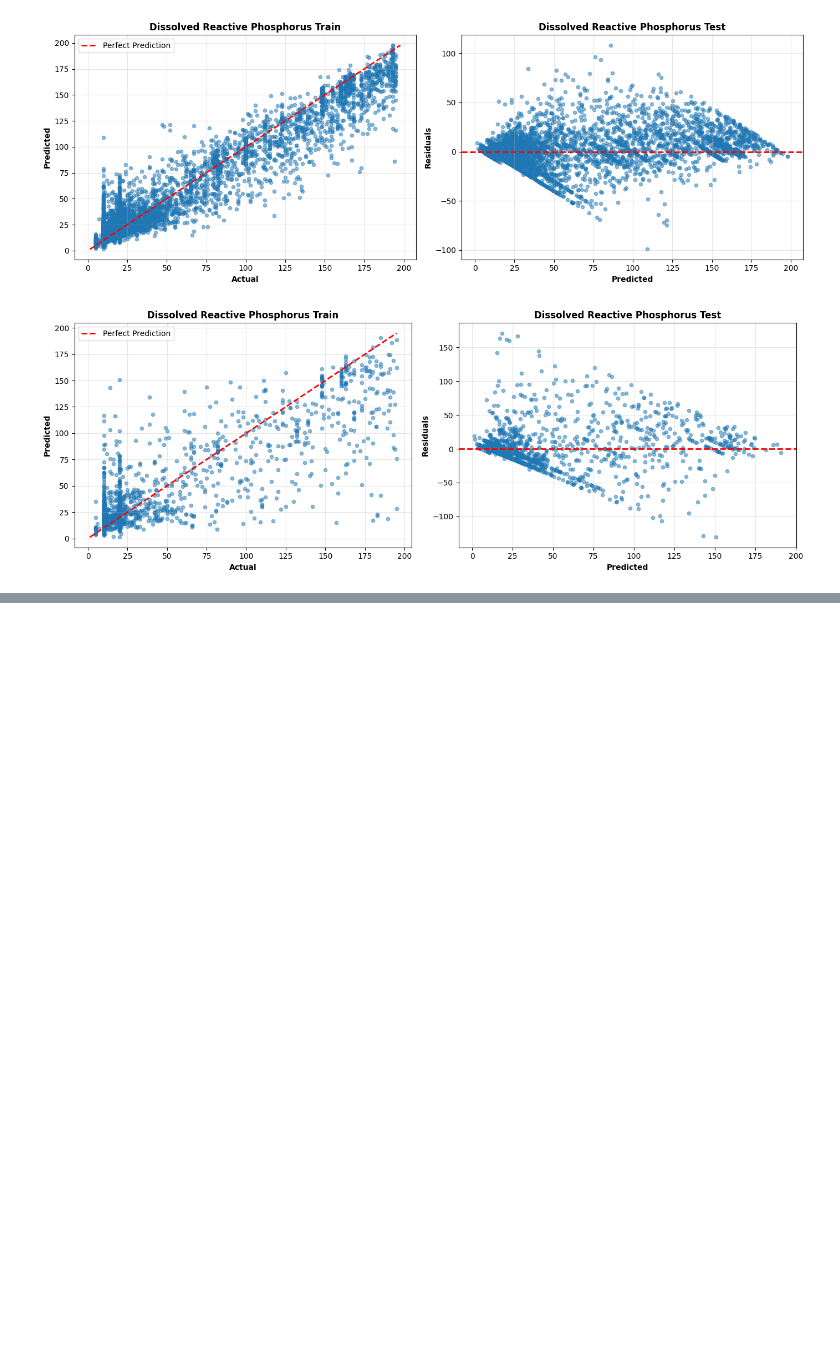
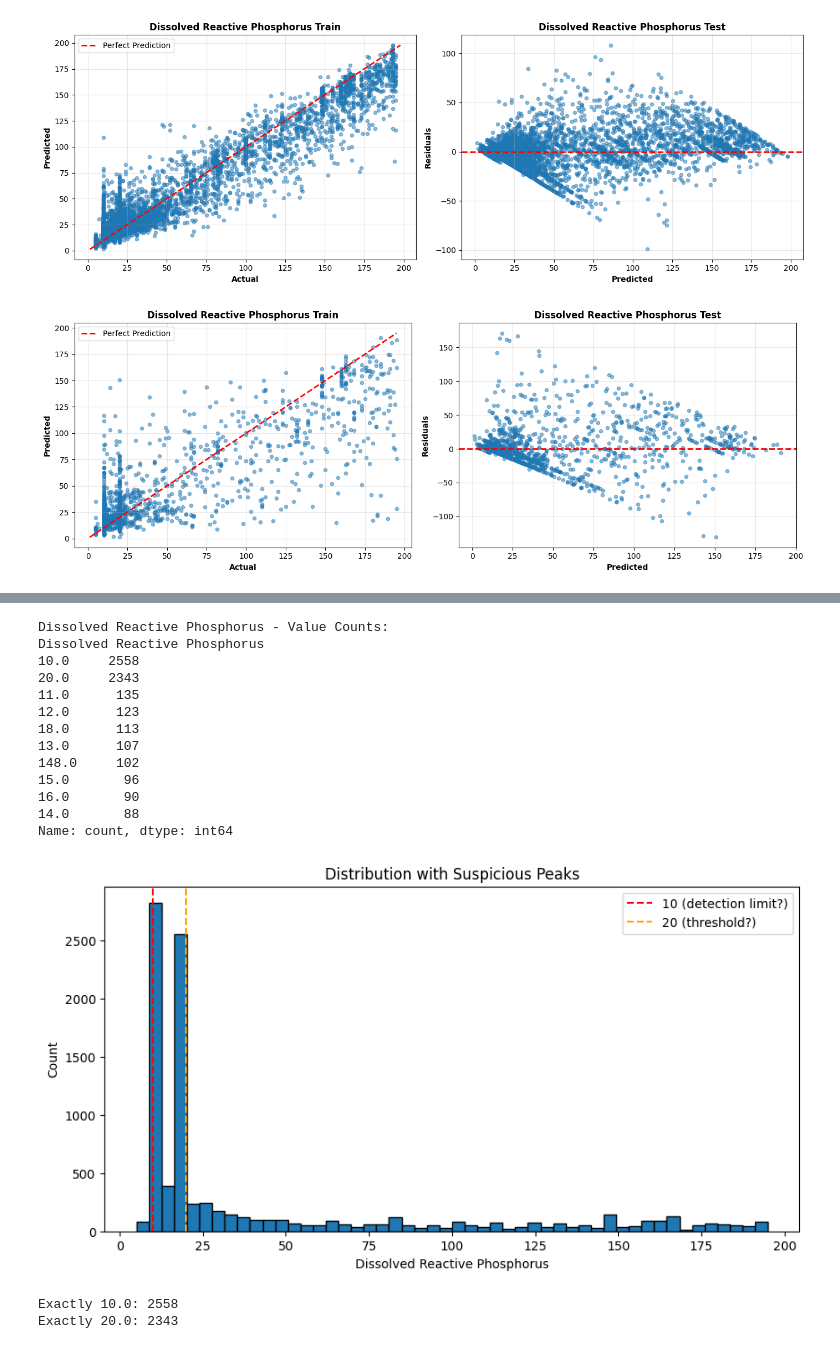
Before and after one commit to TonnieD/EY_AI_-_Data_Challenge, a Jupyter notebook: index.ipynb, the cells around one changed output, grey strips where cells are left out. Cells and saved outputs as stored; diff of their text form; code cells hidden in the pictures; blank space fills up the shorter version.

```diff
--- a/index.ipynb
+++ b/index.ipynb
@@ -869,0 +1177,40 @@ Negative Predictions:
+# %%
+import matplotlib.pyplot as plt
+
+# Check distribution
+print("Dissolved Reactive Phosphorus - Value Counts:")
+print(ts_df['Dissolved Reactive Phosphorus'].value_counts().head(10))
+
+# Plot histogram
+plt.figure(figsize=(10, 5))
+plt.hist(ts_df['Dissolved Reactive Phosphorus'], bins=50, edgecolor='black')
+plt.axvline(x=10, color='red', linestyle='--', label='10 (detection limit?)')
+plt.axvline(x=20, color='orange', linestyle='--', label='20 (threshold?)')
+plt.xlabel('Dissolved Reactive Phosphorus')
+plt.ylabel('Count')
+plt.title('Distribution with Suspicious Peaks')
+plt.legend()
+plt.show()
+
+# Check if values are exactly 10.0 and 20.0
+exactly_10 = (ts_df['Dissolved Reactive Phosphorus'] == 10.0).sum()
+exactly_20 = (ts_df['Dissolved Reactive Phosphorus'] == 20.0).sum()
+print(f"\nExactly 10.0: {exactly_10}")
+print(f"Exactly 20.0: {exactly_20}")
+# %% [output]
+Dissolved Reactive Phosphorus - Value Counts:
+Dissolved Reactive Phosphorus
+10.0     2558
+20.0     2343
+11.0      135
+12.0      123
+18.0      113
+13.0      107
+148.0     102
+15.0       96
+16.0       90
+14.0       88
+Name: count, dtype: int64
+[figure, added]
+Exactly 10.0: 2558
+Exactly 20.0: 2343
```
Also changed, not shown: parts of 12 cells of this notebook.
